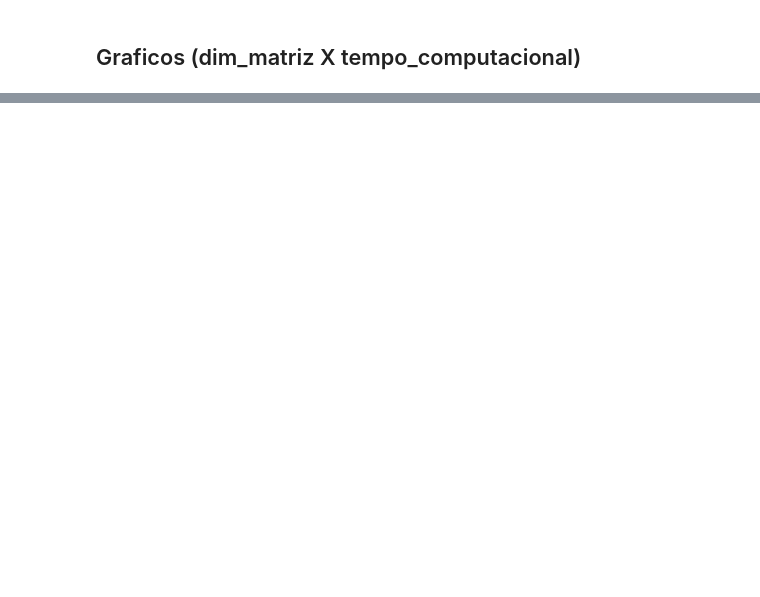
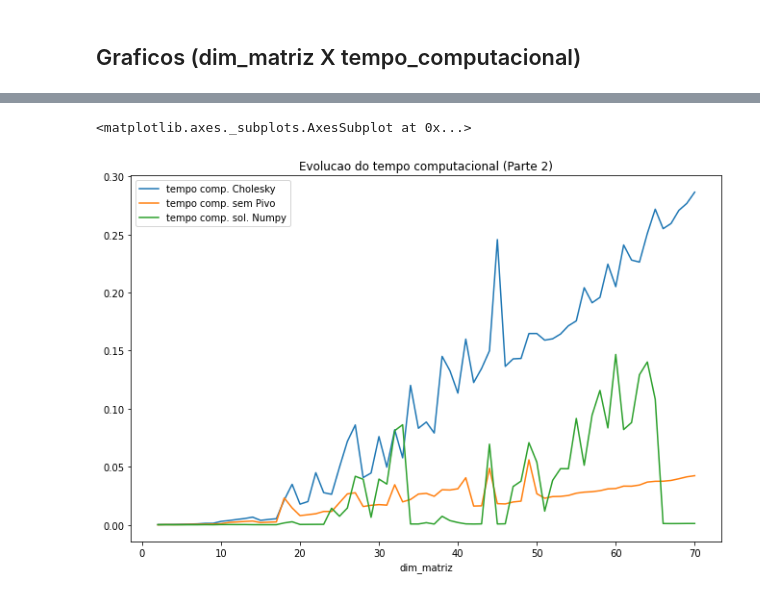
Before and after one commit to Gugres/estudo_de_sitemas_lineares, a Jupyter notebook: T1/geracao_graficos.ipynb, the cells around one changed output, grey strips where cells are left out. Cells and saved outputs as stored; diff of their text form; code cells hidden in the pictures; blank space fills up the shorter version.

```diff
--- a/T1/geracao_graficos.ipynb
+++ b/T1/geracao_graficos.ipynb
@@ -88,0 +84,5 @@ df_Cholesky.plot(x="dim_matriz", y=["tempo comp. Cholesky", "tempo comp. sem Piv
+# %%
+df_Cholesky.plot(x="dim_matriz", y=["tempo comp. Cholesky", "tempo comp. sem Pivo", "tempo comp. sol. Numpy"], title="Evolucao do tempo computacional (Parte 2)")
+# %% [output]
+<matplotlib.axes._subplots.AxesSubplot at 0x...>
+[figure, added]
```
Also changed, not shown: parts of 9 cells of this notebook, 7 other files.
